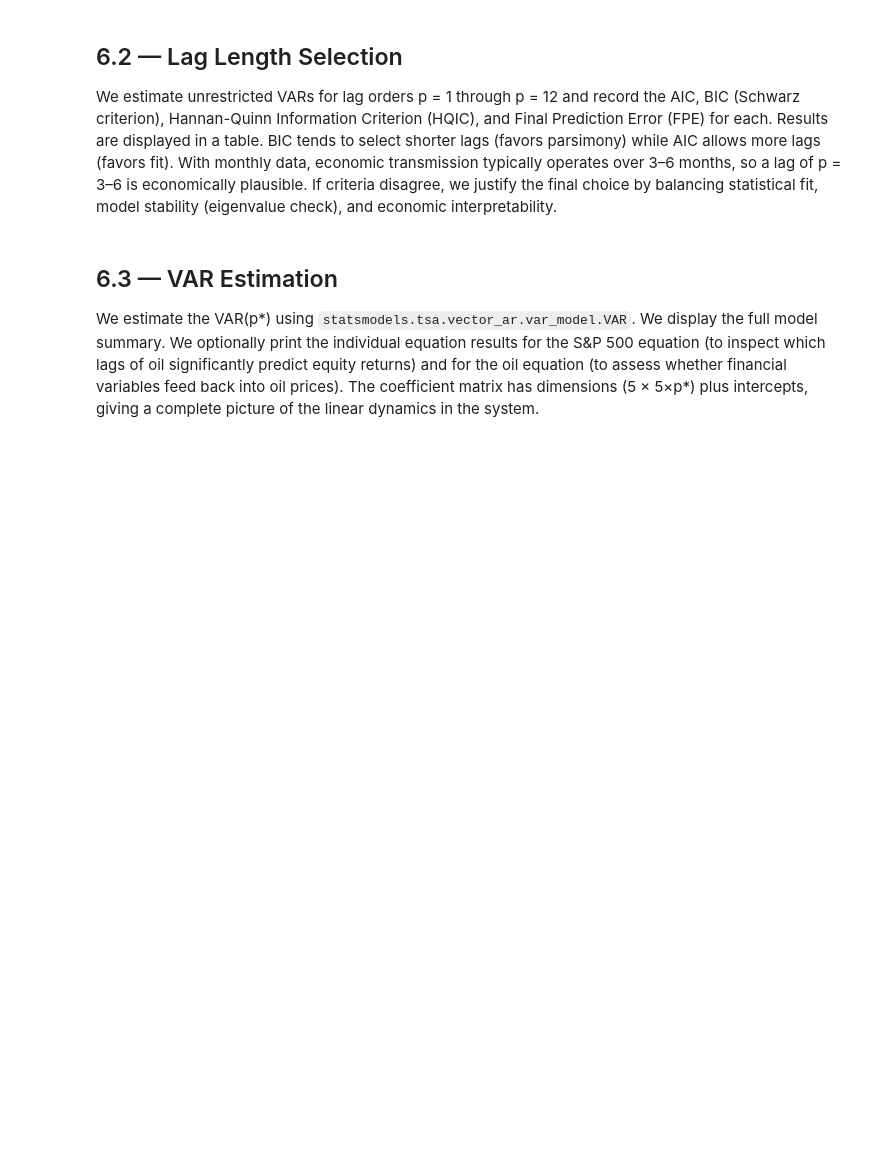
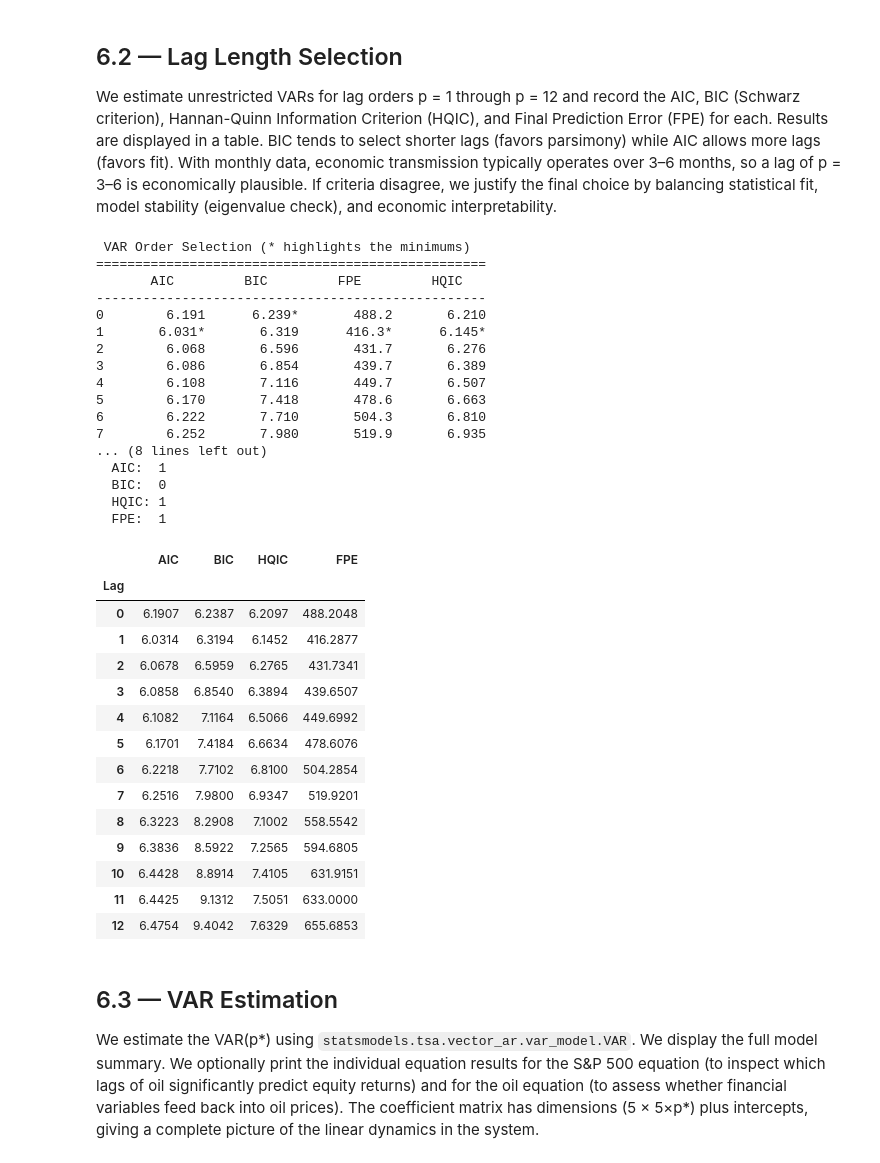
Before and after one commit to Altankaragulle/EMIF_Project_Oil, a Jupyter notebook: EMIF_Oil_Shock_Project.ipynb, the cells around one changed output. Cells and saved outputs as stored; diff of their text form; code cells hidden in the pictures; blank space fills up the shorter version.

```diff
--- a/EMIF_Oil_Shock_Project.ipynb
+++ b/EMIF_Oil_Shock_Project.ipynb
@@ -1098,6 +1097,60 @@ CFNAI and ISM Prices Paid are used as robustness extensions in Part 12 but are e
 ## 6.2 — Lag Length Selection
 
 We estimate unrestricted VARs for lag orders p = 1 through p = 12 and record the AIC, BIC (Schwarz criterion), Hannan-Quinn Information Criterion (HQIC), and Final Prediction Error (FPE) for each. Results are displayed in a table. BIC tends to select shorter lags (favors parsimony) while AIC allows more lags (favors fit). With monthly data, economic transmission typically operates over 3–6 months, so a lag of p = 3–6 is economically plausible. If criteria disagree, we justify the final choice by balancing statistical fit, model stability (eigenvalue check), and economic interpretability.
+# %%
+model = VAR(var_df)
+lag_selection = model.select_order(12)
+
+lag_table = pd.DataFrame({
+    "AIC": lag_selection.ics["aic"],
+    "BIC": lag_selection.ics["bic"],
+    "HQIC": lag_selection.ics["hqic"],
+    "FPE": lag_selection.ics["fpe"],
+})
+lag_table.index.name = "Lag"
+
+print(lag_selection.summary())
+print()
+print("Optimal lag by criterion:")
+print(f"  AIC:  {lag_table['AIC'].idxmin()}")
+print(f"  BIC:  {lag_table['BIC'].idxmin()}")
+print(f"  HQIC: {lag_table['HQIC'].idxmin()}")
+print(f"  FPE:  {lag_table['FPE'].idxmin()}")
+
+lag_table.round(4)
+# %% [output]
+ VAR Order Selection (* highlights the minimums)
+==================================================
+       AIC         BIC         FPE         HQIC
+--------------------------------------------------
+0        6.191      6.239*       488.2       6.210
+1       6.031*       6.319      416.3*      6.145*
+2        6.068       6.596       431.7       6.276
+3        6.086       6.854       439.7       6.389
+4        6.108       7.116       449.7       6.507
+5        6.170       7.418       478.6       6.663
+6        6.222       7.710       504.3       6.810
+7        6.252       7.980       519.9       6.935
+... (8 lines left out)
+  AIC:  1
+  BIC:  0
+  HQIC: 1
+  FPE:  1
+|  | AIC | BIC | HQIC | FPE |
+| Lag |  |  |  |  |
+| 0 | 6.1907 | 6.2387 | 6.2097 | 488.2048 |
+| 1 | 6.0314 | 6.3194 | 6.1452 | 416.2877 |
+| 2 | 6.0678 | 6.5959 | 6.2765 | 431.7341 |
+| 3 | 6.0858 | 6.8540 | 6.3894 | 439.6507 |
+| 4 | 6.1082 | 7.1164 | 6.5066 | 449.6992 |
+| 5 | 6.1701 | 7.4184 | 6.6634 | 478.6076 |
+| 6 | 6.2218 | 7.7102 | 6.8100 | 504.2854 |
+| 7 | 6.2516 | 7.9800 | 6.9347 | 519.9201 |
+| 8 | 6.3223 | 8.2908 | 7.1002 | 558.5542 |
+| 9 | 6.3836 | 8.5922 | 7.2565 | 594.6805 |
+| 10 | 6.4428 | 8.8914 | 7.4105 | 631.9151 |
+| 11 | 6.4425 | 9.1312 | 7.5051 | 633.0000 |
+| 12 | 6.4754 | 9.4042 | 7.6329 | 655.6853 |
 # %% [markdown]
 ## 6.3 — VAR Estimation
 
```
Also changed, not shown: parts of 6 cells of this notebook.
